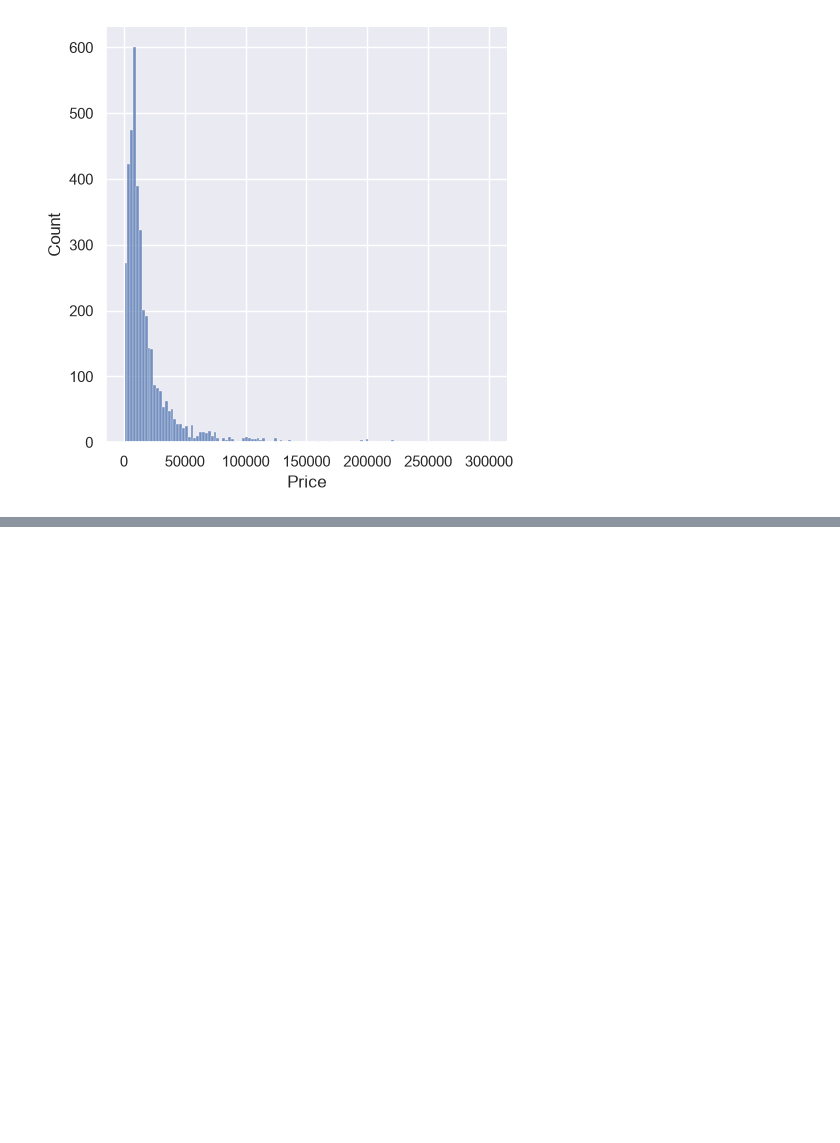
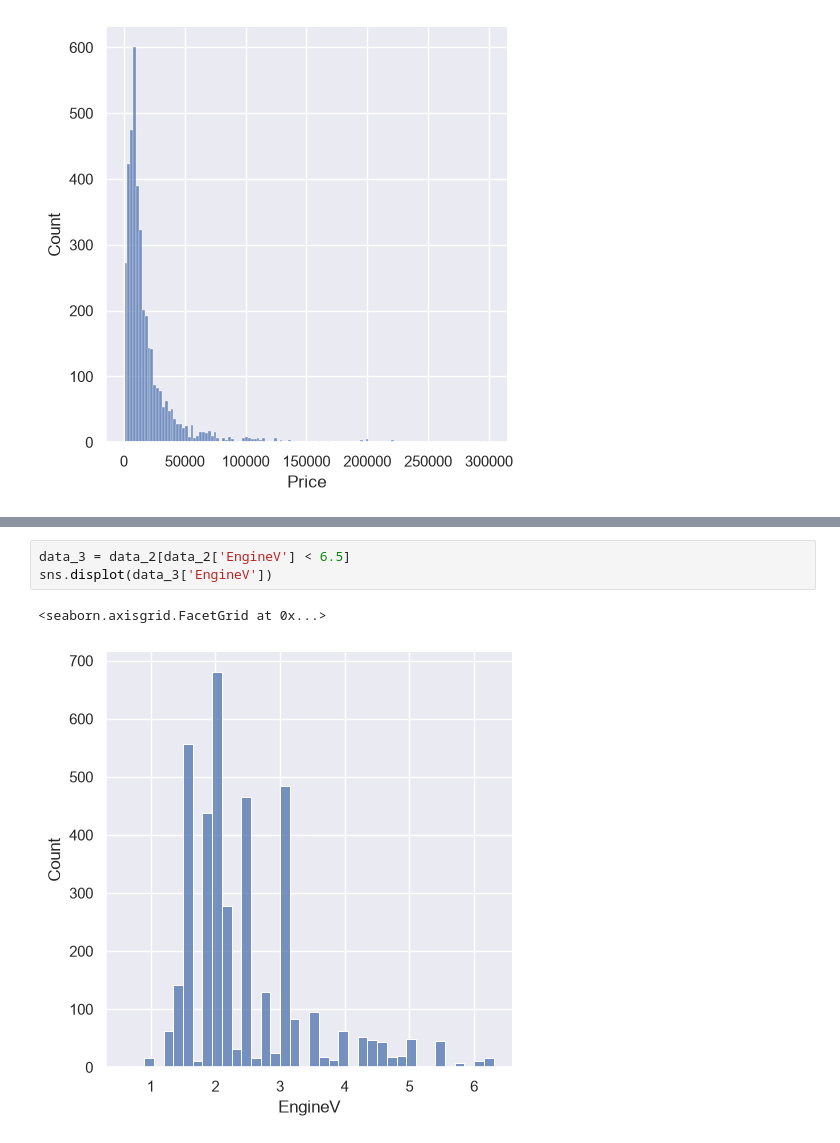
Before and after one commit to Mengheak/machine-learning, a Jupyter notebook: practical_example_linear_reg/Linear Reg Real life example.ipynb, the cells around one changed output, grey strips where cells are left out. Saved outputs shown, nothing was run; the diff lists cells and outputs as text; blank space fills up the shorter version.

```diff
--- a/practical_example_linear_reg/Linear Reg Real life example.ipynb
+++ b/practical_example_linear_reg/Linear Reg Real life example.ipynb
@@ -111,0 +144,6 @@ np.float64(129812.51999999981)
+# %%
+data_3 = data_2[data_2['EngineV'] < 6.5]
+sns.displot(data_3['EngineV'])
+# %% [output]
+<seaborn.axisgrid.FacetGrid at 0x...>
+[figure, added]
```
Also changed, not shown: parts of 10 cells of this notebook.
